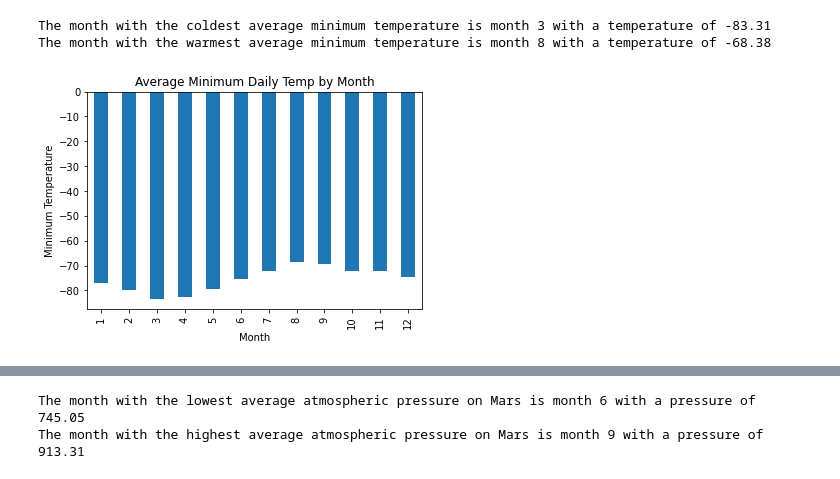
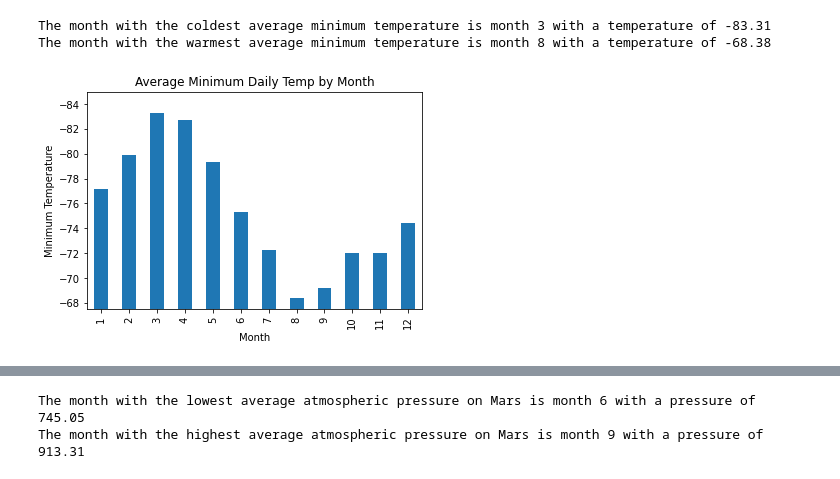
Before and after one commit to joshmartin33/web-scraping-challenge, a Jupyter notebook: mars_data_challenge_part_2.ipynb, the cells around one changed output, grey strips where cells are left out. Saved outputs shown, nothing was run; the diff lists cells and outputs as text; code cells hidden in the pictures.

```diff
--- a/mars_data_challenge_part_2.ipynb
+++ b/mars_data_challenge_part_2.ipynb
@@ -116,9 +136,17 @@ The month with the warmest average minimum temperature is month 8 with a tempera
 # %%
 # Plot the results as a bar chart.
 mean_temp_by_month.plot(kind='bar')
+
+# set axis label
 plt.ylabel("Minimum Temperature")
 plt.xlabel("Month")
+
+# Set y axis visible range
+plt.ylim(-67.5, -85)
+
+# Set title
 plt.title("Average Minimum Daily Temp by Month")
+
 plt.show()
 # %% [output]
-[figure, old version]
+[figure, new version]
```
Also changed, not shown: parts of 25 cells of this notebook.
